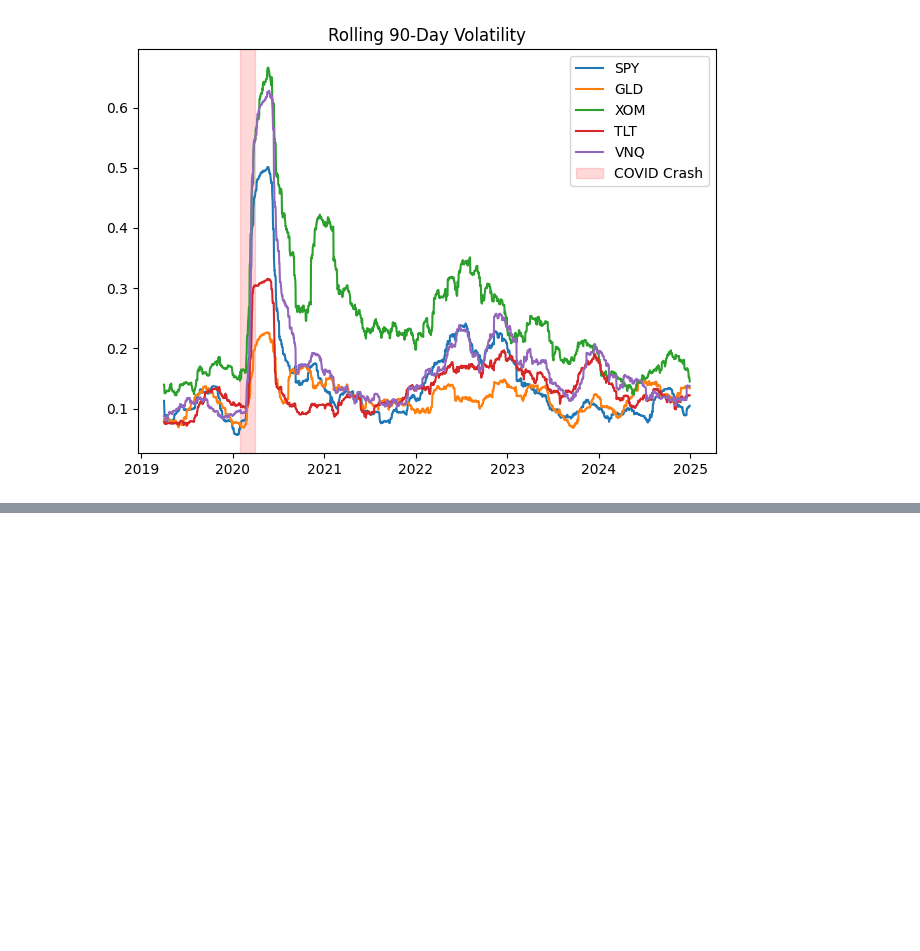
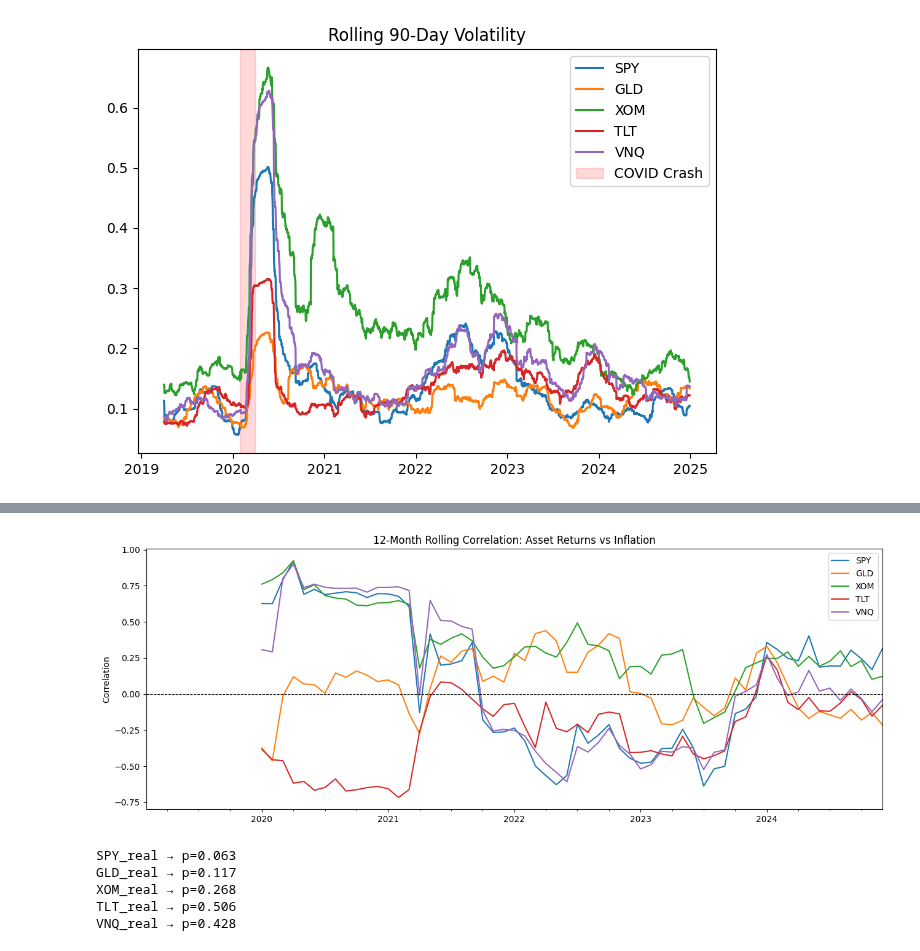
Before and after one commit to KaarthikSekar/InflationPortfolio, a Jupyter notebook: inflation.ipynb, the cells around one changed output, grey strips where cells are left out. Saved outputs shown, nothing was run; the diff lists cells and outputs as text; code cells hidden in the pictures; blank space fills up the shorter version.

```diff
--- a/inflation.ipynb
+++ b/inflation.ipynb
@@ -181,0 +204,30 @@ plt.show()
+# %%
+fig, ax = plt.subplots(figsize=(13, 5))
+
+combined["SPY"].rolling(12).corr(combined["inflation"]).plot(label="SPY")
+combined["GLD"].rolling(12).corr(combined["inflation"]).plot(label="GLD")
+combined["XOM"].rolling(12).corr(combined["inflation"]).plot(label="XOM")
+combined["TLT"].rolling(12).corr(combined["inflation"]).plot(label="TLT")
+combined["VNQ"].rolling(12).corr(combined["inflation"]).plot(label="VNQ")
+
+plt.axhline(0, color="black", lw=0.8, linestyle="--")
+plt.title("12-Month Rolling Correlation: Asset Returns vs Inflation")
+plt.ylabel("Correlation")
+plt.legend()
+plt.tight_layout()
+plt.savefig("plots/05_inflation_correlation.png", dpi=150)
+plt.show()
+# %% [output]
+[figure, added]
+# %%
+from scipy import stats
+
+for col in ["SPY_real", "GLD_real", "XOM_real", "TLT_real", "VNQ_real"]:
+    t_stat, p_val = stats.ttest_1samp(combined[col].dropna(), 0)
+    print(f"{col} → p={p_val:.3f}")
+# %% [output]
+SPY_real → p=0.063
+GLD_real → p=0.117
+XOM_real → p=0.268
+TLT_real → p=0.506
+VNQ_real → p=0.428
```
Also changed, not shown: parts of 2 cells of this notebook, 8 other files.
